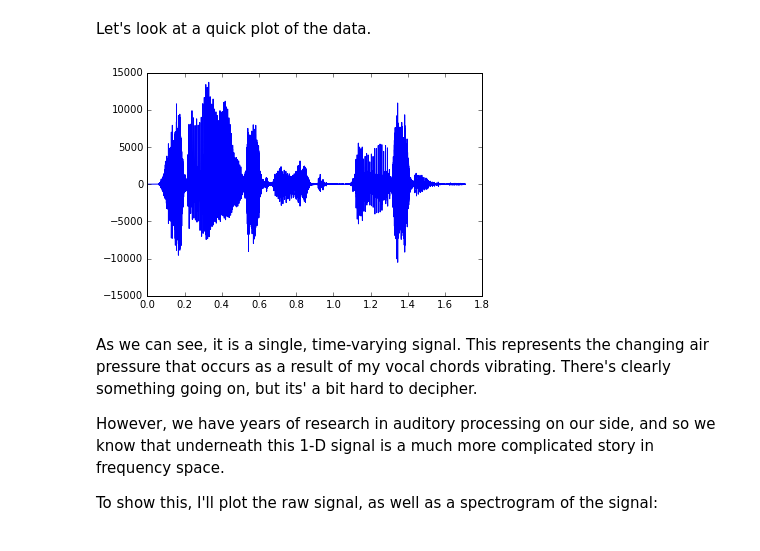
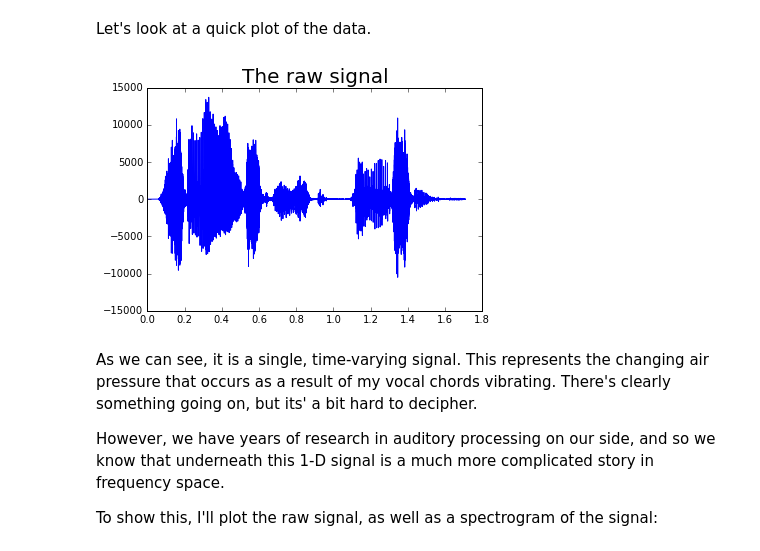
Before and after one commit to choldgraf/write-ups, a Jupyter notebook: comp/time_frequency_tradeoff.ipynb, the cells around one changed output. Saved outputs shown, nothing was run; the diff lists cells and outputs as text; code cells hidden in the pictures.

```diff
--- a/comp/time_frequency_tradeoff.ipynb
+++ b/comp/time_frequency_tradeoff.ipynb
@@ -25,9 +25,9 @@ Let's look at a quick plot of the data.
 # %%
 f, ax = plt.subplots()
 ax.plot(times, data)
-_ = axs[0].set_title('The raw signal', fontsize=20)
+_ = ax.set_title('The raw signal', fontsize=20)
 # %% [output]
-[figure, old version]
+[figure, new version]
 # %% [markdown]
 As we can see, it is a single, time-varying signal. This represents the changing air pressure that occurs as a result of my vocal chords vibrating. There's clearly something going on, but its' a bit hard to decipher.
 
```
Also changed, not shown: parts of 4 cells of this notebook.
